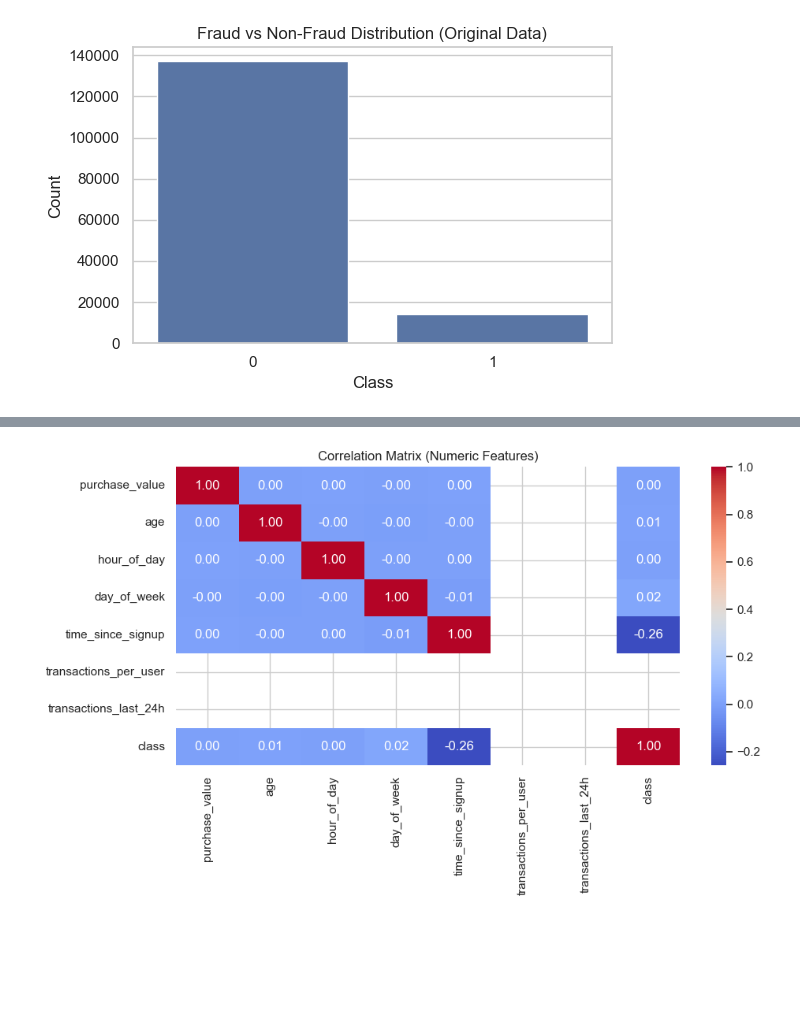
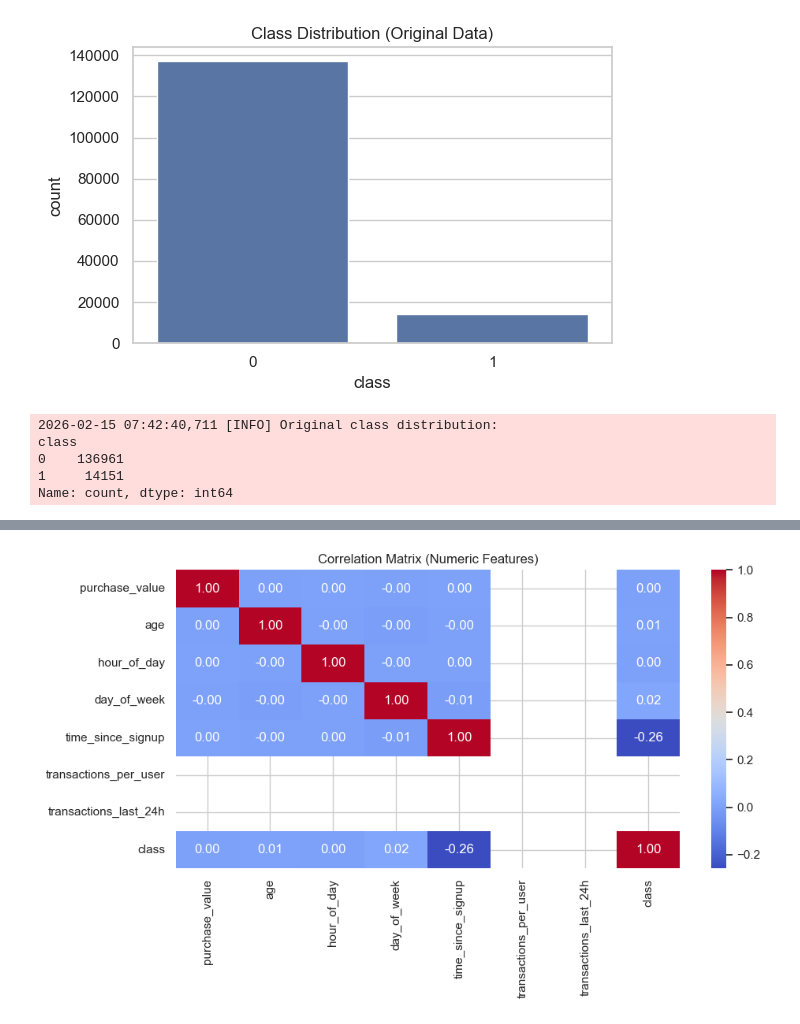
Before and after one commit to AdeyAmare/financial-fraud-detection, a Jupyter notebook: notebooks/data_transformation_imbalance_handling.ipynb, the cells around one changed output, grey strips where cells are left out. Saved outputs shown, nothing was run; the diff lists cells and outputs as text; code cells hidden in the pictures; blank space fills up the shorter version.

```diff
--- a/notebooks/data_transformation_imbalance_handling.ipynb
+++ b/notebooks/data_transformation_imbalance_handling.ipynb
@@ -26,10 +80,15 @@ logger = logging.getLogger("Data_Transformation_Fraud")
 # -----------------------------
 # Load Feature Engineered data
 # -----------------------------
-fraud_loader = FraudDataLoader("../data/processed/fraud_data_with_features.csv")
+logger.info("Loading feature-engineered dataset...")
 
+if not INPUT_FILE.exists():
+    raise FileNotFoundError(f"Input file not found: {INPUT_FILE}")
+
+fraud_loader = FraudDataLoader(INPUT_FILE)
 fraud_df = fraud_loader.load()
 
-logger.info(f"Feature Fraud data shape: {fraud_df.shape}")
-logger.info(f"Feature Fraud  data columns: {fraud_df.columns}")
+logger.info("Dataset loaded successfully.")
+logger.info("Shape: %s", fraud_df.shape)
+logger.info("Columns: %s", list(fraud_df.columns))
 # %% [output]
@@ -42,9 +118,12 @@ INFO:Data_Transformation_Fraud:Feature Fraud  data columns: Index(['purchase_tim
 # %%
 plt.figure(figsize=(6, 4))
-sns.countplot(x="class", data=fraud_df)
-plt.title("Fraud vs Non-Fraud Distribution (Original Data)")
-plt.xlabel("Class")
-plt.ylabel("Count")
+sns.countplot(x=TARGET, data=fraud_df)
+plt.title("Class Distribution (Original Data)")
 plt.tight_layout()
 plt.show()
+
+logger.info(
+    "Original class distribution:\n%s",
+    fraud_df[TARGET].value_counts()
+)
 # %% [output]
@@ -53 +132,6 @@ INFO:matplotlib.category:Using categorical units to plot a list of strings that
-[figure, old version]
+[figure, new version]
+2026-02-15 07:42:40,711 [INFO] Original class distribution:
+class
+0    136961
+1     14151
+Name: count, dtype: int64
```
Also changed, not shown: parts of 14 cells of this notebook, 3 other files.
